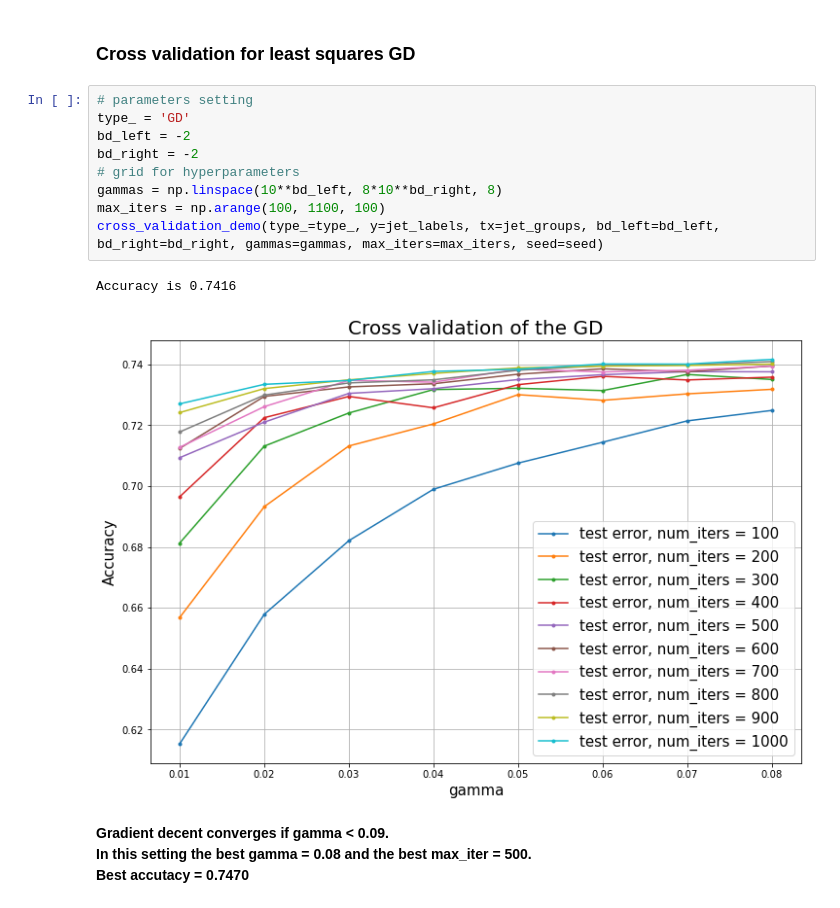
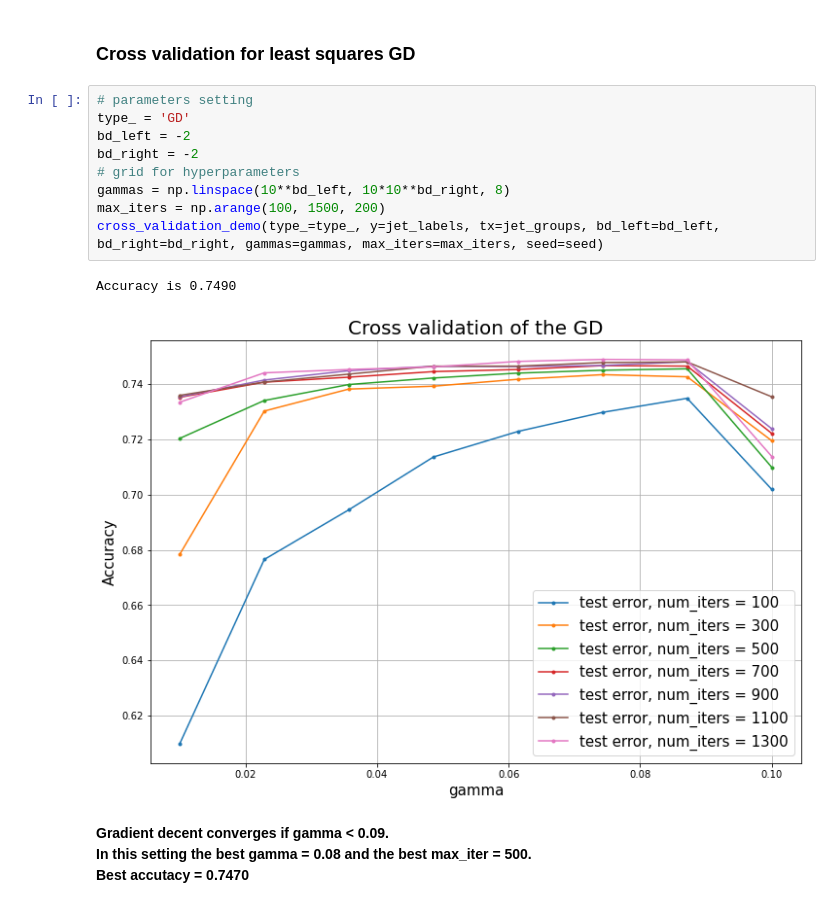
Before and after one commit to SonyaBlinova/ml-project-1-SES, a Jupyter notebook: project1.ipynb, the cells around one changed output. Drawn from its saved outputs; the diff is of its cells as text.

```diff
--- a/project1.ipynb
+++ b/project1.ipynb
@@ -87,15 +84,15 @@ accuracy : 0.7442064642587337
 # %%
 # parameters setting
 type_ = 'GD'
 bd_left = -2
 bd_right = -2
 # grid for hyperparameters
-gammas = np.linspace(10**bd_left, 8*10**bd_right, 8)
-max_iters = np.arange(100, 1100, 100)
+gammas = np.linspace(10**bd_left, 10*10**bd_right, 8)
+max_iters = np.arange(100, 1500, 200)
 cross_validation_demo(type_=type_, y=jet_labels, tx=jet_groups, bd_left=bd_left, bd_right=bd_right, gammas=gammas, max_iters=max_iters, seed=seed)
 # %% [output]
-Accuracy is 0.7416
+Accuracy is 0.7490
-[figure, old version]
+[figure, new version]
 # %% [markdown]
 **Gradient decent converges if gamma < 0.09.
 In this setting the best gamma = 0.08 and the best max_iter = 500.
```
Also changed, not shown: parts of 13 cells of this notebook, 1 other file.
